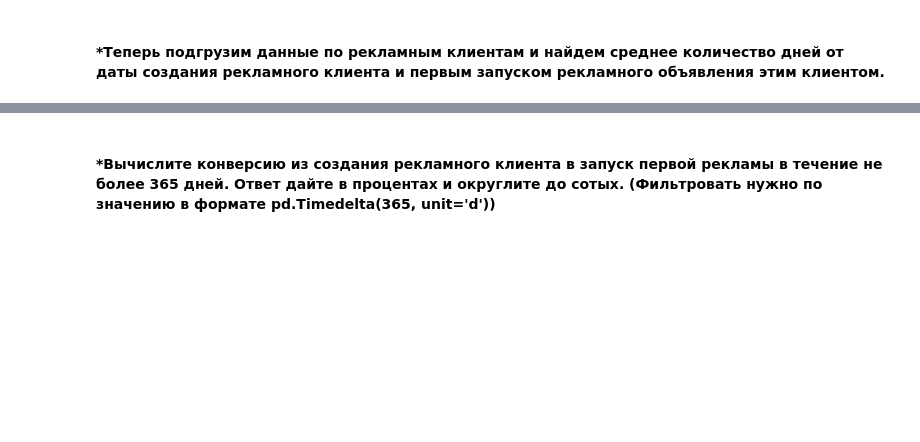
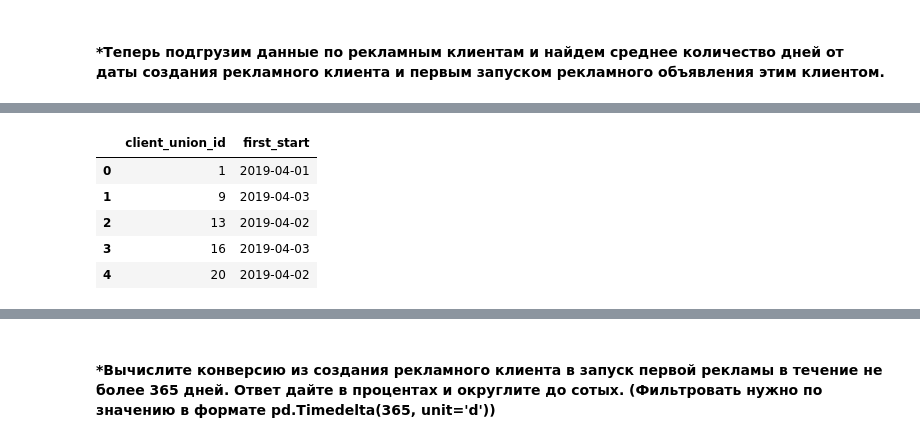
Before and after one commit to qeumo/study, a Jupyter notebook: karpov_DataAnalytic/practice_6_2.ipynb, the cells around one changed output, grey strips where cells are left out. Saved outputs shown, nothing was run; the diff lists cells and outputs as text; code cells hidden in the pictures; blank space fills up the shorter version.

```diff
--- a/karpov_DataAnalytic/practice_6_2.ipynb
+++ b/karpov_DataAnalytic/practice_6_2.ipynb
@@ -135,0 +217,12 @@ views_on_ads#.rolling(2, on='ad_id').mean()
+# %%
+first_ad_for_union = ads_data.merge(ads_clients, on='client_union_id')\
+                        .groupby('client_union_id', as_index=False).agg({'date_x':np.min})\
+                        .rename(columns={'date_x':'first_start'})
+first_ad_for_union.head()
+# %% [output]
+|  | client_union_id | first_start |
+| 0 | 1 | 2019-04-01 |
+| 1 | 9 | 2019-04-03 |
+| 2 | 13 | 2019-04-02 |
+| 3 | 16 | 2019-04-03 |
+| 4 | 20 | 2019-04-02 |
```
Also changed, not shown: parts of 18 cells of this notebook.
